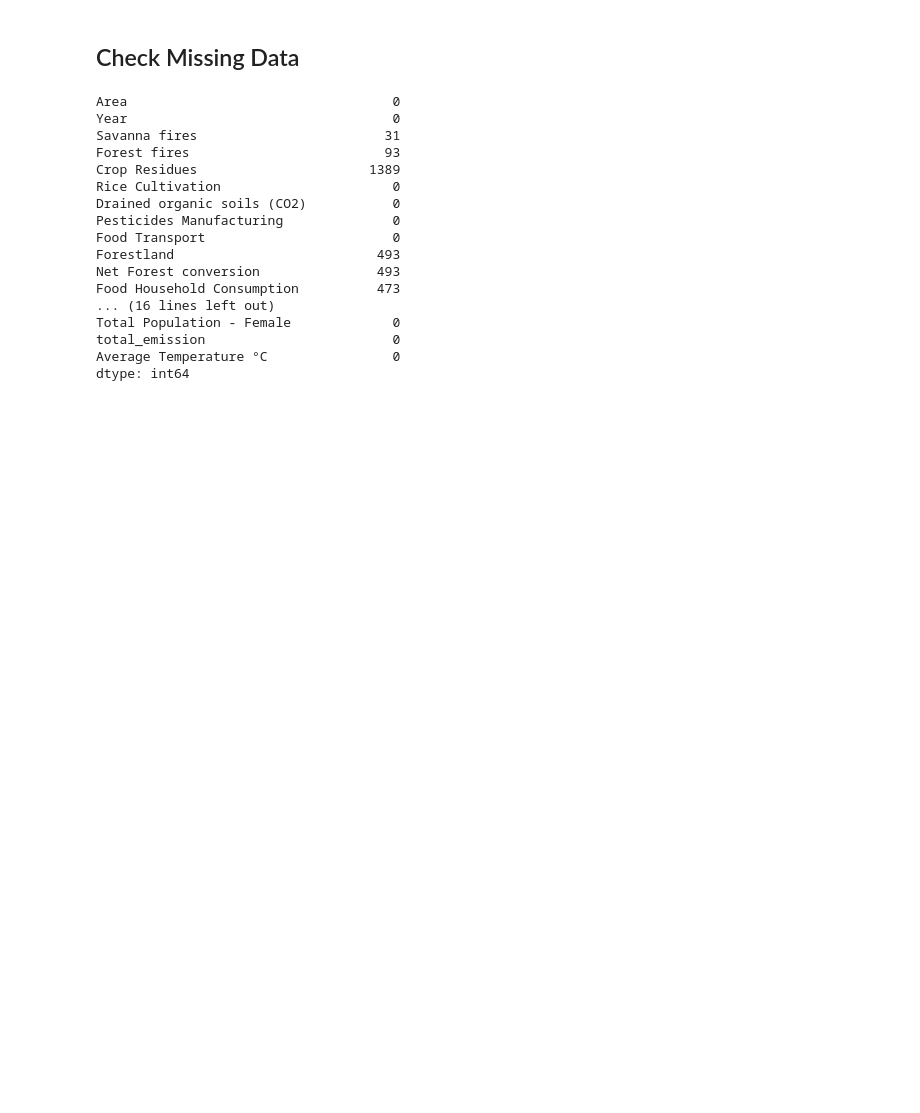
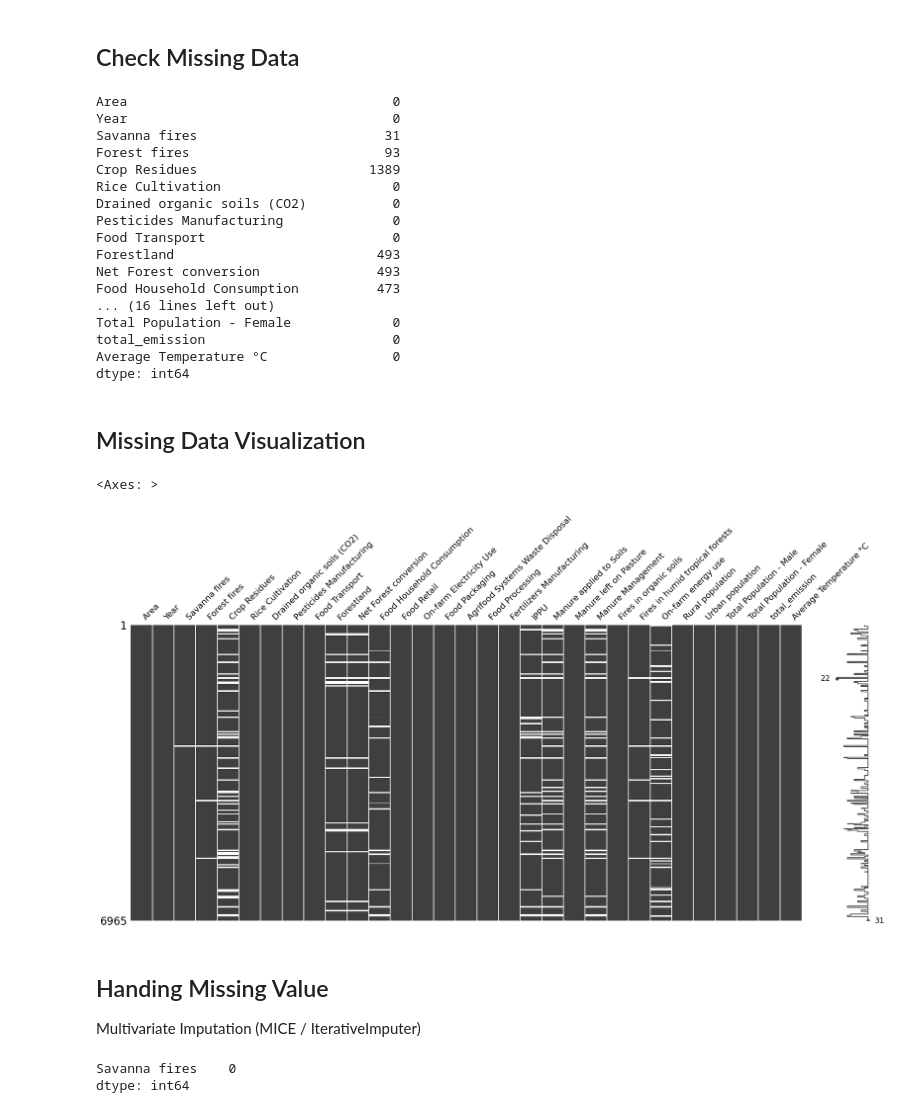
Before and after one commit to yashagozwan/data_mining, a Jupyter notebook: notebooks/submission_2.ipynb, the cells around one changed output. Cells and saved outputs as stored; diff of their text form; code cells hidden in the pictures; blank space fills up the shorter version.

```diff
--- a/notebooks/submission_2.ipynb
+++ b/notebooks/submission_2.ipynb
@@ -38,3 +38,33 @@ Total Population - Female             0
 total_emission                        0
 Average Temperature °C                0
 dtype: int64
+# %% [markdown]
+## Missing Data Visualization
+# %%
+import missingno as msno
+
+msno.matrix(df)
+# %% [output]
+<Axes: >
+[figure, added]
+# %% [markdown]
+## Handing Missing Value
+
+Multivariate Imputation (MICE / IterativeImputer)
+# %%
+from sklearn.experimental import enable_iterative_imputer
+from sklearn.impute import IterativeImputer
+
+features = ["Savanna fires"]
+data_subset = df[features]
+
+mice_imputer = IterativeImputer(random_state=0, max_iter=10)
+
+imputed_data = mice_imputer.fit_transform(data_subset)
+
+df_clean = pd.DataFrame(imputed_data, columns=features)
+
+df_clean.isnull().sum()
+# %% [output]
+Savanna fires    0
+dtype: int64
```
Also changed, not shown: parts of 2 cells of this notebook.
